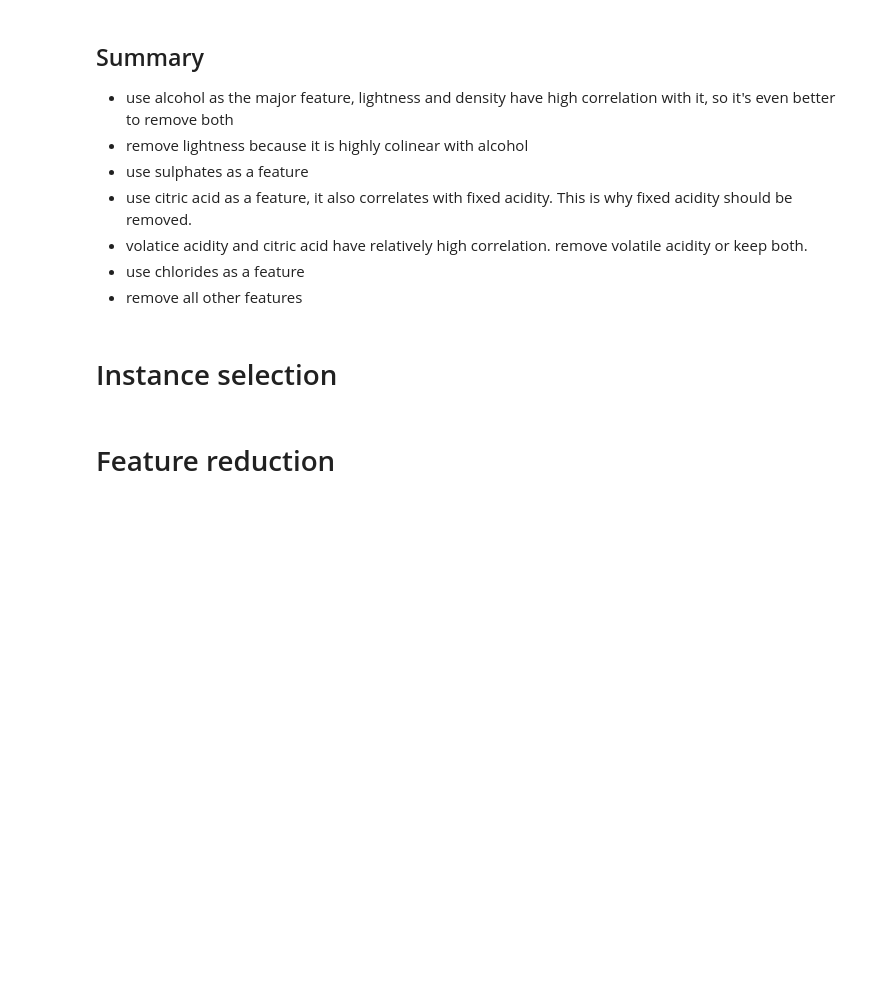
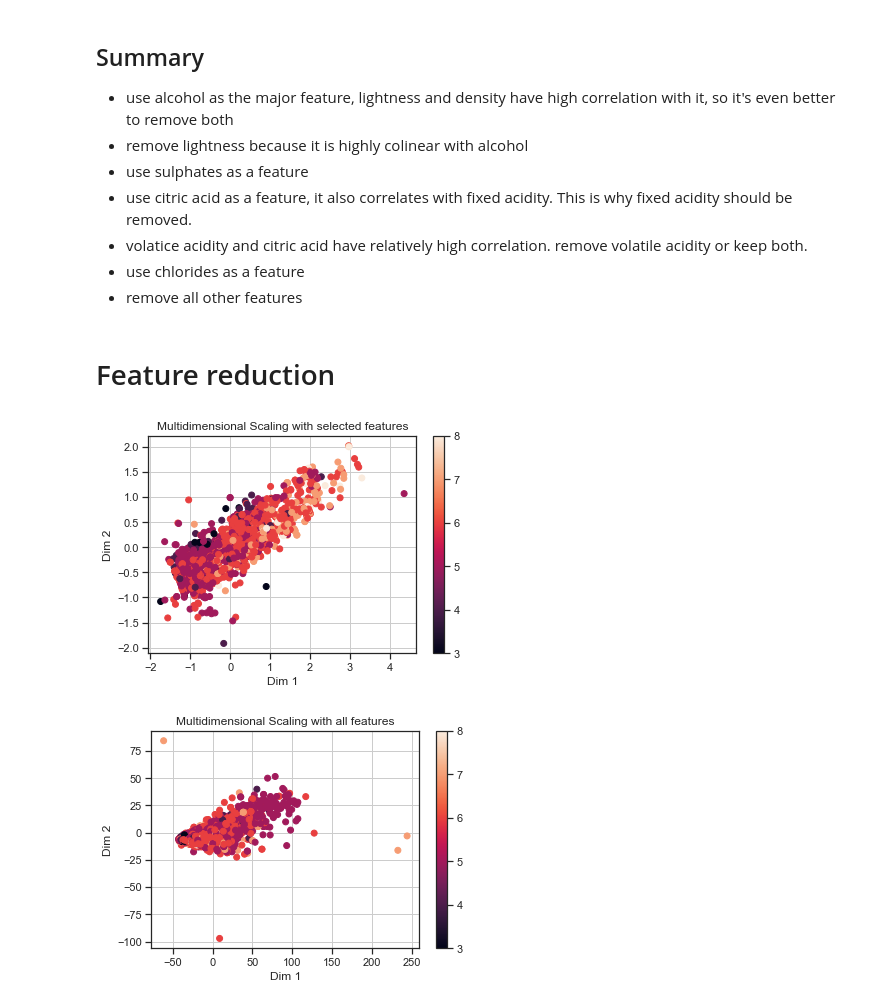
Before and after one commit to proohit/trends-in-ds-team1, a Jupyter notebook: data reduction tasks/red_wine_data_reduction.ipynb, the cells around one changed output. Cells and saved outputs as stored; diff of their text form; code cells hidden in the pictures; blank space fills up the shorter version.

Commit message:
end red wine data reduction

```diff
--- a/data reduction tasks/red_wine_data_reduction.ipynb
+++ b/data reduction tasks/red_wine_data_reduction.ipynb
@@ -182,7 +184,38 @@ most negatively correlating features:
 - volatice acidity and citric acid have relatively high correlation. remove volatile acidity or keep both.
 - use chlorides as a feature
 - remove all other features
-# %% [markdown]
-# Instance selection
 # %% [markdown]
 # Feature reduction
+# %%
+#Multidimensional scaling
+from sklearn.manifold import MDS
+import matplotlib.pyplot as plt
+
+def visualize_MDS(data_transformed, label_transformed, title):
+    #Create a matplot scatter plot visualizing the transformed data, indicating the target through color
+    plt.scatter(data_transformed[:,0],data_transformed[:,1],c=label_transformed)
+    plt.title(title)
+    plt.xlabel('Dim 1')
+    plt.ylabel('Dim 2')
+    plt.grid()
+    plt.colorbar()
+    plt.show()
+
+#Load the diabetes sklearn toy dataset
+x_selected = wine_red.dropna()[['alcohol', 'sulphates', 'citric acid', 'chlorides', 'volatile acidity']]
+x_all = wine_red.dropna().drop('ID', axis=1).drop('quality',axis=1)
+y = wine_red.dropna()['quality']
+
+#Perform multdimensional scaling using the MDS class and 2 dimensions on the first 200 examples
+embedding_selected = MDS(n_components=2)
+embedding_all = MDS(n_components=2)
+data_trans_selected = embedding_all.fit_transform(x_selected)
+data_trans_all = embedding_all.fit_transform(x_all)
+label_trans= y
+
+#Call visualization function
+visualize_MDS(data_trans_selected, label_trans, "Multidimensional Scaling with selected features")
+visualize_MDS(data_trans_all, label_trans, "Multidimensional Scaling with all features")
+# %% [output]
+[figure, added]
+[figure, added]
```
Also changed, not shown: parts of 3 cells of this notebook.
